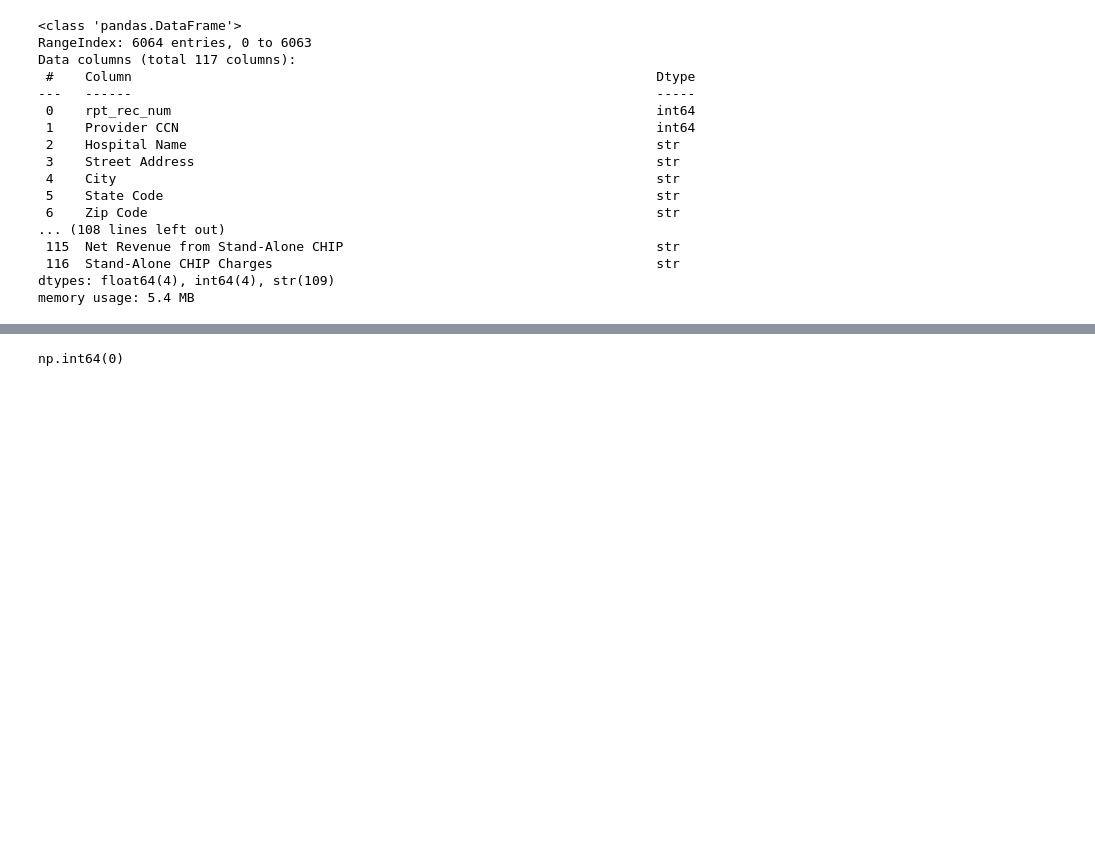
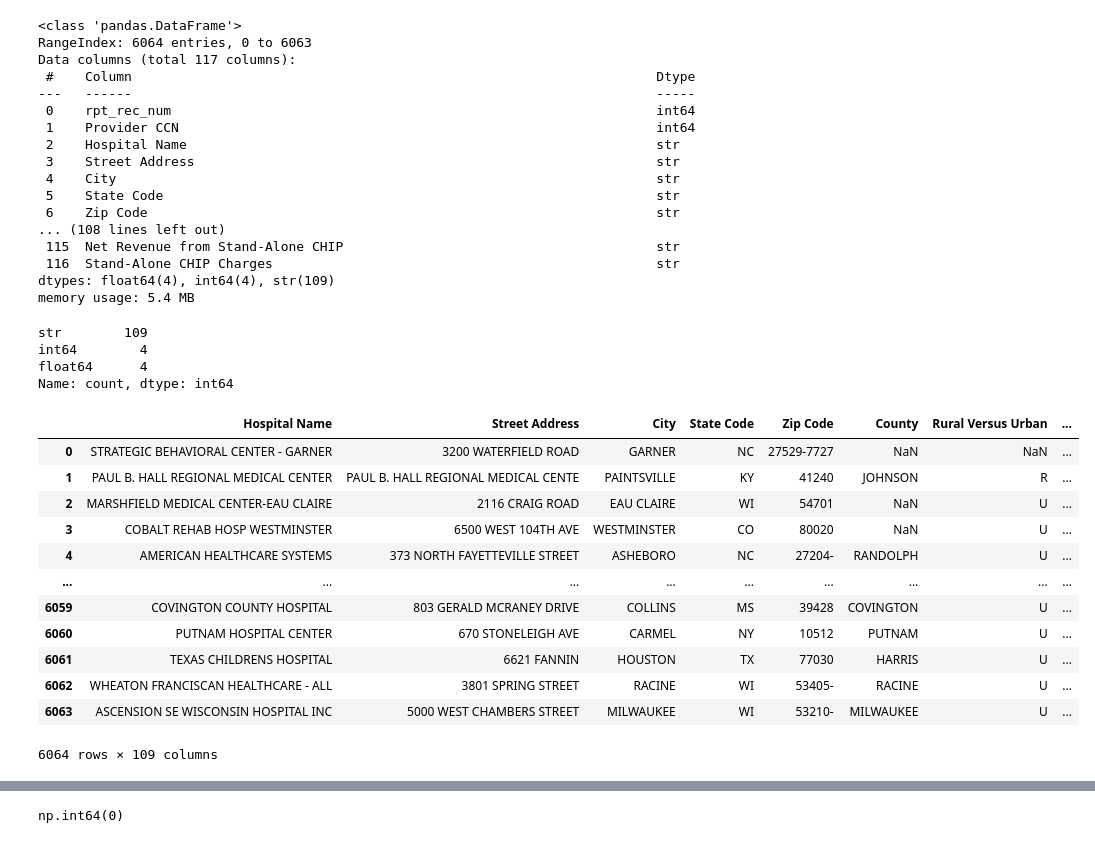
Before and after one commit to tware5-star/Module-B-semester-2, a Jupyter notebook: OMDS-ModB2-Week2-Ware-Tiffany.ipynb, the cells around one changed output, grey strips where cells are left out. Cells and saved outputs as stored; diff of their text form; code cells hidden in the pictures; blank space fills up the shorter version.

```diff
--- a/OMDS-ModB2-Week2-Ware-Tiffany.ipynb
+++ b/OMDS-ModB2-Week2-Ware-Tiffany.ipynb
@@ -77,3 +80,64 @@ Data columns (total 117 columns):
  116  Stand-Alone CHIP Charges                                                 str
 dtypes: float64(4), int64(4), str(109)
 memory usage: 5.4 MB
+# %%
+# Used to breakdown the number of column datatypes in the dataframe
+
+df_provider.dtypes.value_counts()
+    # Dtypes
+        # int64: 4
+        # str: 109
+        # float64: 4
+
+# Main question that came from this output:
+    # Are there any columns labeled as str that can be converted to float64 or int64?
+# %% [output]
+str        109
+int64        4
+float64      4
+Name: count, dtype: int64
+# %%
+# Check data mentioned in dtype str columns
+
+df_provider.select_dtypes(include=['str']) # Returns columns with datatype str
+
+# Columns labeled as str with str values
+    # Hospital Name, Street Address, City, State Code, Zip Code, County, Rural Versus Urban, CCN Facility Type
+
+# Columns labeled as str with int64 values
+    # Total Days Title V, Total Days Title XVIII, Total Days Title XIX, Total Days (V + XVIII + XIX + Unknown), Number of Beds, Total Bed Days Available,
+    # Total Discharges Title V, Total Discharges Title XVIII, Total Discharges Title XIX, Total Discharges (V + XVIII + XIX + Unknown),
+    # Number of Beds + Total for all Subproviders, Hospital Total Days Title V For Adults & Peds, Hospital Total Days Title XVIII For Adults & Peds, Hospital Total Days Title XIX For Adults & Peds, Hospital Total Days (V + XVIII + XIX + Unknown) For Adults & Peds,
+    # Hospital Number of Beds For Adults & Peds, Hospital Total Bed Days Available For Adults & Peds, Hospital Total Discharges Title V For Adults & Peds, Hospital Total Discharges Title XVIII For Adults & Peds, Hospital Total Discharges Title XIX For Adults & Peds,
+    # Hospital Total Discharges (V + XVIII + XIX + Unknown) For Adults & Peds, Cost of Charity Care, Total Bad Debt Expense, Cost of Uncompensated Care, Total Unreimbursed and Uncompensated Care, Total Salaries From Worksheet A, Overhead Non-Salary Costs, Depreciation Cost,
+    # Total Costs, Inpatient Total Charges, Outpatient Total Charges, Combined Outpatient + Inpatient Total Charges, Wage-Related Costs (Core), Wage-Related Costs (RHC/FQHC), Total Salaries (adjusted), Contract Labor: Direct Patient Care, Wage Related Costs for Part - A Teaching Physicians,
+    # Wage Related Costs for Interns and Residents, Cash on Hand and in Banks, Temporary Investments, Notes Receivable, Accounts Receivable, Less: Allowances for Uncollectible Notes and Accounts Receivable, Inventory, Prepaid Expenses, Other Current Assets, Total Current Assets,
+    # Land, Land Improvements, Buildings, Leasehold Improvements, Fixed Equipment, Major Movable Equipment, Minor Equipment Depreciable, Health Information Technology Designated Assets, Total Fixed Assets, Investments, Other Assets, Total Other Assets, Total Assets, Accounts Payable,
+    # "Salaries, Wages, and Fees Payable", Payroll Taxes Payable, Notes and Loans Payable (Short Term), Deferred Income, Other Current Liabilities, Total Current Liabilities, Mortgage Payable, Notes Payable, Unsecured Loans, Other Long Term Liabilities, Total Long Term Liabilities,
+    # Total Liabilities	General Fund Balance, Total Fund Balances, Total Liabilities and Fund Balances, DRG Amounts Before October 1, DRG Amounts After October 1, Disproportionate Share Adjustment, Allowable DSH Percentage, Managed Care Simulated Payments, Total IME Payment,
+    # Inpatient Revenue, Outpatient Revenue, Total Patient Revenue, Less Contractual Allowance and Discounts on Patients' Accounts, Net Patient Revenue, Less Total Operating Expense, Net Income from Service to Patients, Total Other Income, Total Income, Total Other Expenses,
+    # Net Income, Net Revenue from Medicaid, Medicaid Charges, Net Revenue from Stand-Alone CHIP, Stand-Alone CHIP Charges
+
+# Columns labeled as str with float64 values
+    # FTE - Employees on Payroll, Number of Interns and Residents (FTE)
+
+# Columns labeled as str with date values
+    # Fiscal Year Begin Date, Fiscal Year End Date
+
+# Other random questions from inspecting the data results
+    # 1. Should the values in the Zip Code column but spliced to be the first 5 digits only and then converted to int, or should this be kept as a str type?
+        # Currently thinking to just leave the values for this column as is. Will debate.
+# %% [output]
+|  | Hospital Name | Street Address | City | State Code | Zip Code | County | Rural Versus Urban | ... |
+| 0 | STRATEGIC BEHAVIORAL CENTER - GARNER | 3200 WATERFIELD ROAD | GARNER | NC | 27529-7727 | NaN | NaN | ... |
+| 1 | PAUL B. HALL REGIONAL MEDICAL CENTER | PAUL B. HALL REGIONAL MEDICAL CENTE | PAINTSVILLE | KY | 41240 | JOHNSON | R | ... |
+| 2 | MARSHFIELD MEDICAL CENTER-EAU CLAIRE | 2116 CRAIG ROAD | EAU CLAIRE | WI | 54701 | NaN | U | ... |
+| 3 | COBALT REHAB HOSP WESTMINSTER | 6500 WEST 104TH AVE | WESTMINSTER | CO | 80020 | NaN | U | ... |
+| 4 | AMERICAN HEALTHCARE SYSTEMS | 373 NORTH FAYETTEVILLE STREET | ASHEBORO | NC | 27204- | RANDOLPH | U | ... |
+| ... | ... | ... | ... | ... | ... | ... | ... | ... |
+| 6059 | COVINGTON COUNTY HOSPITAL | 803 GERALD MCRANEY DRIVE | COLLINS | MS | 39428 | COVINGTON | U | ... |
+| 6060 | PUTNAM HOSPITAL CENTER | 670 STONELEIGH AVE | CARMEL | NY | 10512 | PUTNAM | U | ... |
+| 6061 | TEXAS CHILDRENS HOSPITAL | 6621 FANNIN | HOUSTON | TX | 77030 | HARRIS | U | ... |
+| 6062 | WHEATON FRANCISCAN HEALTHCARE - ALL | 3801 SPRING STREET | RACINE | WI | 53405- | RACINE | U | ... |
+| 6063 | ASCENSION SE WISCONSIN HOSPITAL INC | 5000 WEST CHAMBERS STREET | MILWAUKEE | WI | 53210- | MILWAUKEE | U | ... |
+6064 rows × 109 columns
```
Also changed, not shown: parts of 7 cells of this notebook.
